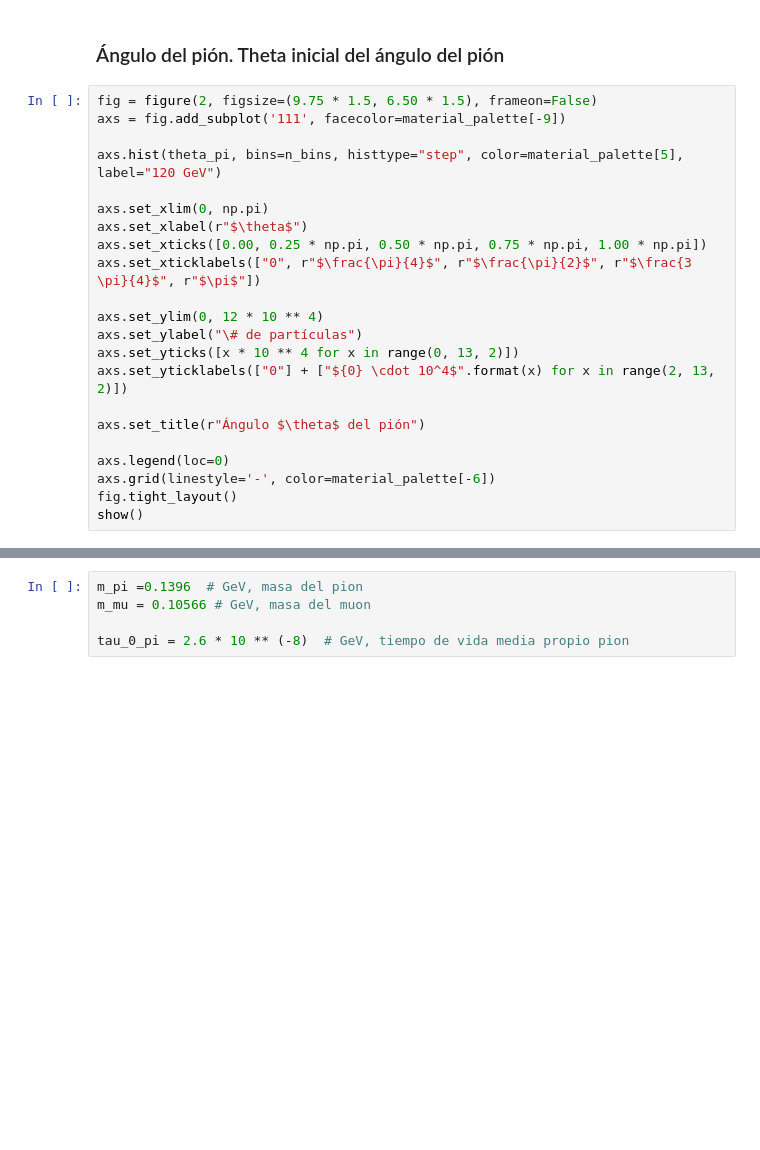
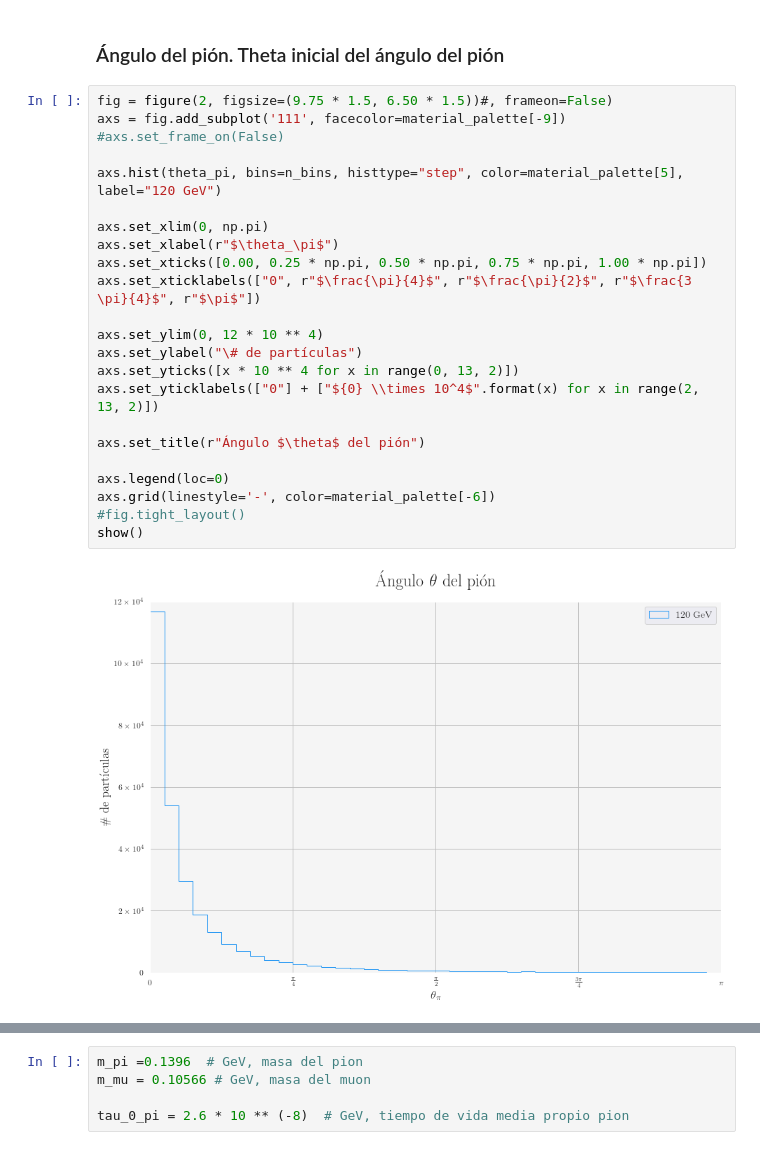
Before and after one commit to PCPUNMSM/summer-school-2020, a Jupyter notebook: week-4/decaimiento_pion.ipynb, the cells around one changed output, grey strips where cells are left out. Drawn from its saved outputs; the diff is of its cells as text; blank space fills up the shorter version.

```diff
--- a/week-4/decaimiento_pion.ipynb
+++ b/week-4/decaimiento_pion.ipynb
@@ -99,25 +106,28 @@ show()
 # %% [markdown]
 ### Ángulo del pión. Theta inicial del ángulo del pión
 # %%
-fig = figure(2, figsize=(9.75 * 1.5, 6.50 * 1.5), frameon=False)
+fig = figure(2, figsize=(9.75 * 1.5, 6.50 * 1.5))#, frameon=False)
 axs = fig.add_subplot('111', facecolor=material_palette[-9])
+#axs.set_frame_on(False)
 
 axs.hist(theta_pi, bins=n_bins, histtype="step", color=material_palette[5], label="120 GeV")
 
 axs.set_xlim(0, np.pi)
-axs.set_xlabel(r"$\theta$")
+axs.set_xlabel(r"$\theta_\pi$")
 axs.set_xticks([0.00, 0.25 * np.pi, 0.50 * np.pi, 0.75 * np.pi, 1.00 * np.pi])
 axs.set_xticklabels(["0", r"$\frac{\pi}{4}$", r"$\frac{\pi}{2}$", r"$\frac{3 \pi}{4}$", r"$\pi$"])
 
 axs.set_ylim(0, 12 * 10 ** 4)
 axs.set_ylabel("\# de partículas")
 axs.set_yticks([x * 10 ** 4 for x in range(0, 13, 2)])
-axs.set_yticklabels(["0"] + ["${0} \cdot 10^4$".format(x) for x in range(2, 13, 2)])
+axs.set_yticklabels(["0"] + ["${0} \\times 10^4$".format(x) for x in range(2, 13, 2)])
 
 axs.set_title(r"Ángulo $\theta$ del pión")
 
 axs.legend(loc=0)
 axs.grid(linestyle='-', color=material_palette[-6])
-fig.tight_layout()
+#fig.tight_layout()
 show()
+# %% [output]
+[figure, added]
 # %%
```
Also changed, not shown: parts of 24 cells of this notebook.
